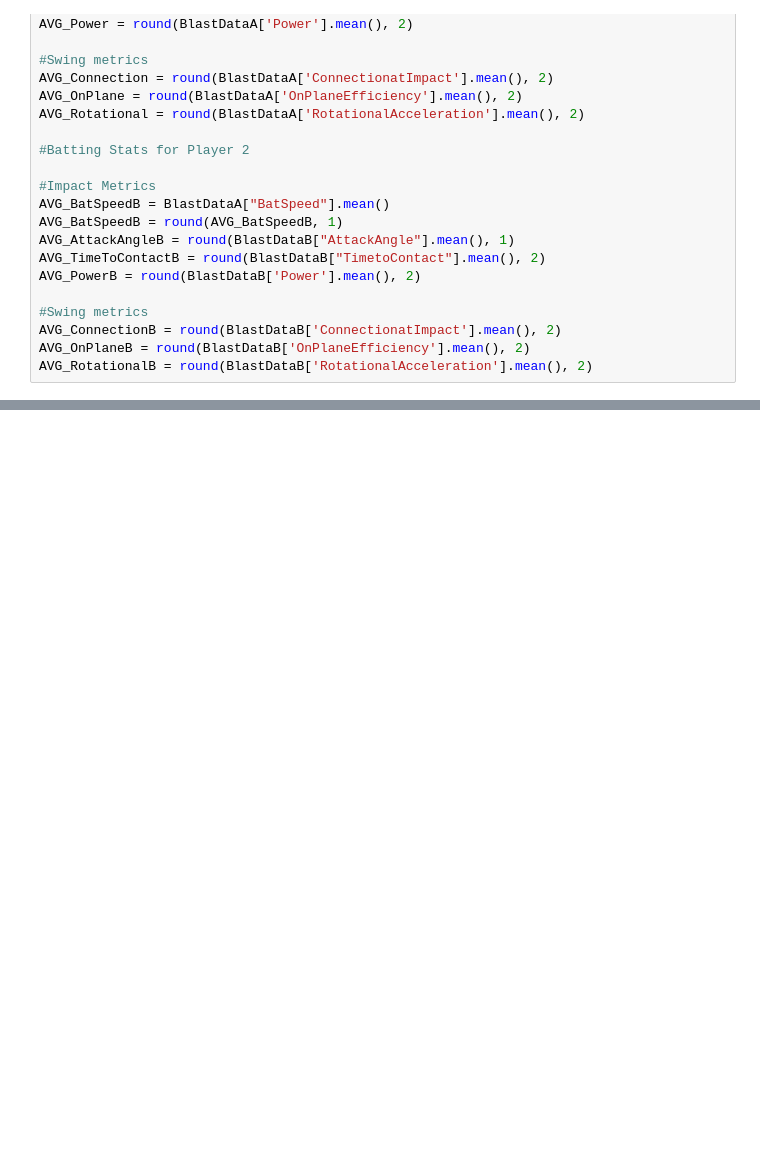
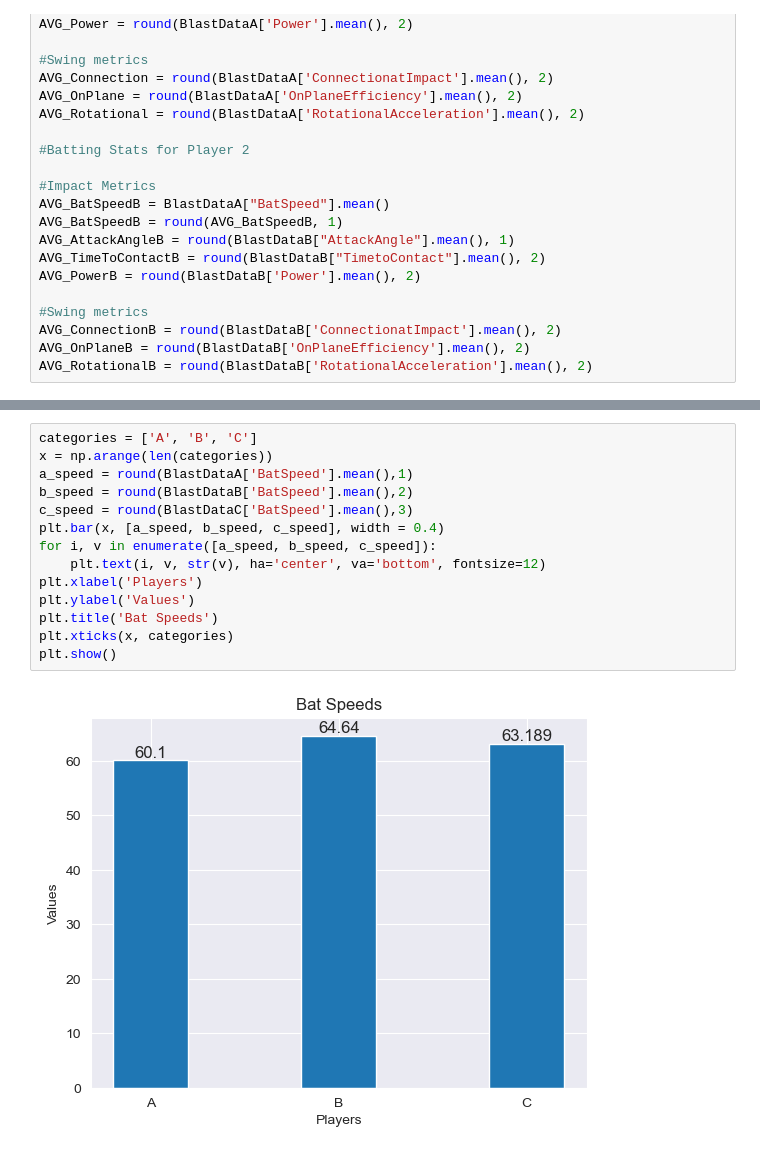
Before and after one commit to RaufAK/BlastMotion, a Jupyter notebook: homework2.ipynb, the cells around one changed output, grey strips where cells are left out. Cells and saved outputs as stored; diff of their text form; blank space fills up the shorter version.

Commit message:
created graphs

```diff
--- a/homework2.ipynb
+++ b/homework2.ipynb
@@ -40,0 +59,16 @@ NameError: name 'BlastDataA' is not defined
+# %%
+categories = ['A', 'B', 'C']
+x = np.arange(len(categories))
+a_speed = round(BlastDataA['BatSpeed'].mean(),1)
+b_speed = round(BlastDataB['BatSpeed'].mean(),2)
+c_speed = round(BlastDataC['BatSpeed'].mean(),3)
+plt.bar(x, [a_speed, b_speed, c_speed], width = 0.4)
+for i, v in enumerate([a_speed, b_speed, c_speed]):
+    plt.text(i, v, str(v), ha='center', va='bottom', fontsize=12)
+plt.xlabel('Players')
+plt.ylabel('Values')
+plt.title('Bat Speeds')
+plt.xticks(x, categories)
+plt.show()
+# %% [output]
+[figure, added]
```
Also changed, not shown: parts of 5 cells of this notebook.
